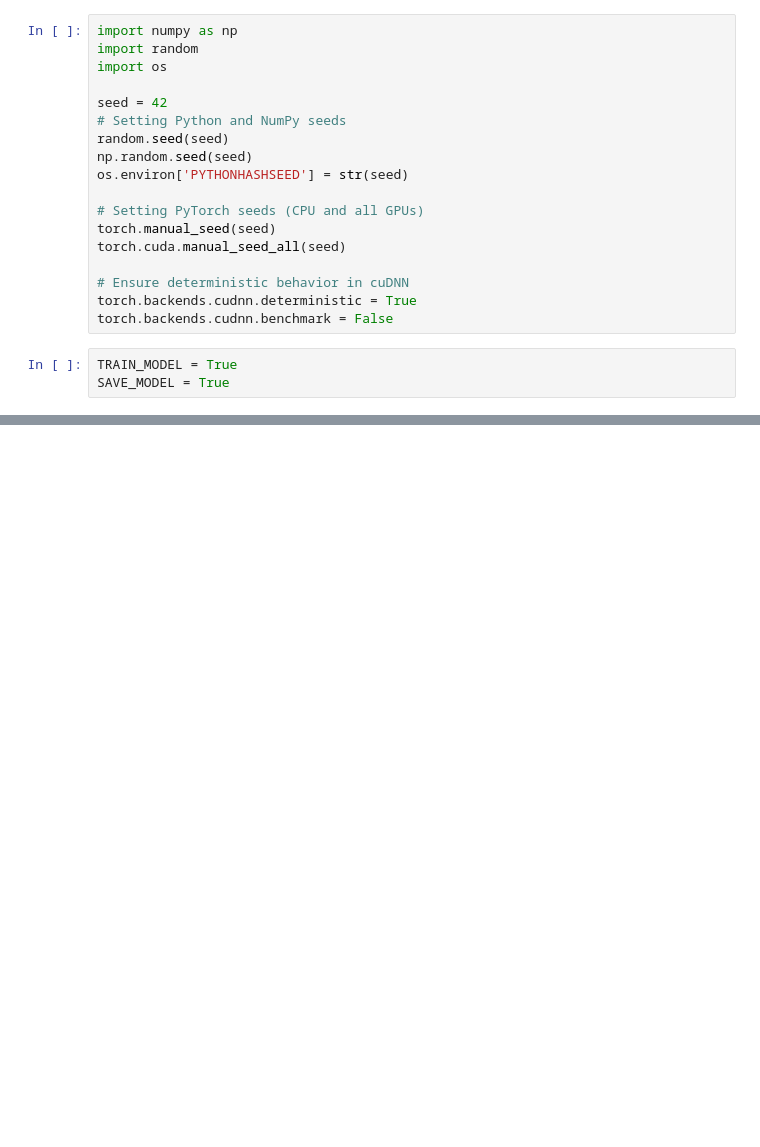
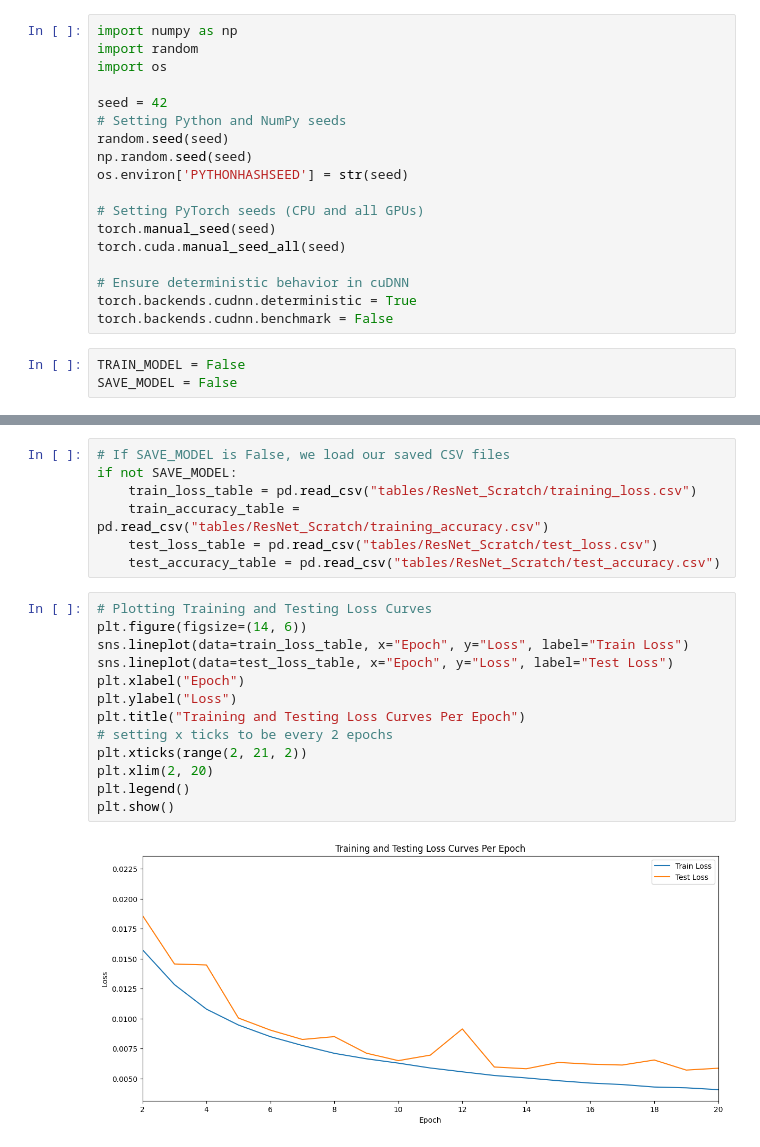
Before and after one commit to AhmedElshazlyAE/CNN-Image-Classifier, a Jupyter notebook: ResNetFromScratch+Data-Augmentation.ipynb, the cells around one changed output, grey strips where cells are left out. Drawn from its saved outputs; the diff is of its cells as text; blank space fills up the shorter version.

Commit message:
Added Loss & Accuracy Graphs to compare performance tested the model on some images and checked which ones it got wrong

```diff
--- a/ResNetFromScratch+Data-Augmentation.ipynb
+++ b/ResNetFromScratch+Data-Augmentation.ipynb
@@ -34,6 +34,6 @@ torch.cuda.manual_seed_all(seed)
 torch.backends.cudnn.deterministic = True
 torch.backends.cudnn.benchmark = False
 # %%
-TRAIN_MODEL = True
-SAVE_MODEL = True
+TRAIN_MODEL = False
+SAVE_MODEL = False
 # %%
@@ -394,3 +385,25 @@ if SAVE_MODEL:
 
     test_loss_table.to_csv("tables/ResNet_Scratch/test_loss.csv", index=False)
     test_accuracy_table.to_csv("tables/ResNet_Scratch/test_accuracy.csv", index=False)
+# %%
+# If SAVE_MODEL is False, we load our saved CSV files
+if not SAVE_MODEL:
+    train_loss_table = pd.read_csv("tables/ResNet_Scratch/training_loss.csv")
+    train_accuracy_table = pd.read_csv("tables/ResNet_Scratch/training_accuracy.csv")
+    test_loss_table = pd.read_csv("tables/ResNet_Scratch/test_loss.csv")
+    test_accuracy_table = pd.read_csv("tables/ResNet_Scratch/test_accuracy.csv")
+# %%
+# Plotting Training and Testing Loss Curves
+plt.figure(figsize=(14, 6))
+sns.lineplot(data=train_loss_table, x="Epoch", y="Loss", label="Train Loss")
+sns.lineplot(data=test_loss_table, x="Epoch", y="Loss", label="Test Loss")
+plt.xlabel("Epoch")
+plt.ylabel("Loss")
+plt.title("Training and Testing Loss Curves Per Epoch")
+# setting x ticks to be every 2 epochs
+plt.xticks(range(2, 21, 2))
+plt.xlim(2, 20)
+plt.legend()
+plt.show()
+# %% [output]
+[figure, added]
```
Also changed, not shown: parts of 22 cells of this notebook.
